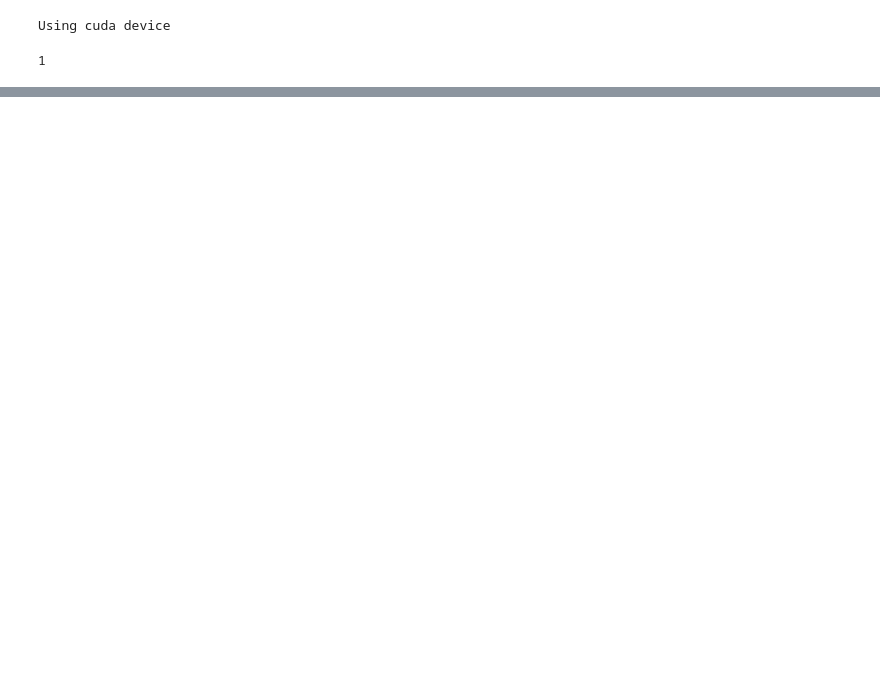
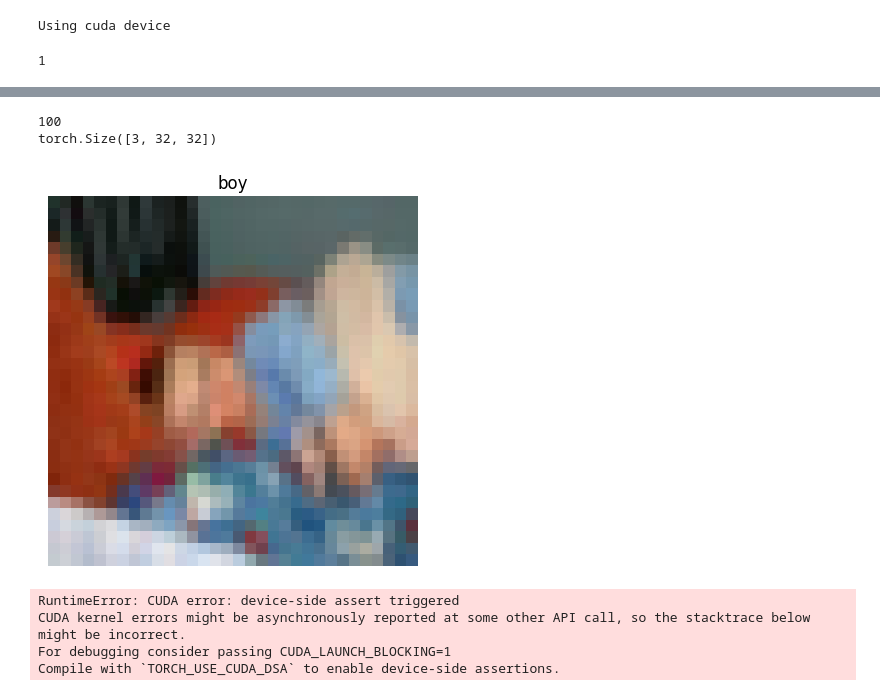
Before and after one commit to Li-Wei-Pan/ComputerVision_Assignment3, a Jupyter notebook: work.ipynb, the cells around one changed output, grey strips where cells are left out. Cells and saved outputs as stored; diff of their text form; code cells hidden in the pictures; blank space fills up the shorter version.

Commit message:
task 4 done ig

```diff
--- a/work.ipynb
+++ b/work.ipynb
@@ -309,3 +310,65 @@ Epoch 20, Validation Loss : 1.1863806544782254, Validation Accuracy: 63.49
 
 
 # training_model(model_1, 20)
+# %%
+#task 4  Current choice: model3(batch normalization)
+cf100_train_subset, cf100_val_subset = random_split(cf100_training_data, [train_size,val_size])
+
+training_loader_cf100 = torch.utils.data.DataLoader(cf100_train_subset, batch_size=32, shuffle=True)
+validation_loader_cf100 = torch.utils.data.DataLoader(cf100_val_subset, batch_size=32, shuffle=False)
+# %%
+img, label = cf100_train_subset[0]
+classes = cf100_training_data.classes
+print(len(classes))
+print(img.shape)
+plt.imshow(img.permute(1,2,0))
+plt.title(classes[label])
+plt.axis("off")
+plt.show()
+# %% [output]
+100
+torch.Size([3, 32, 32])
+[figure, added]
+# %%
+class Model3_cf100(nn.Module): #it should be cf100 bruh
+    def __init__(self):
+        super().__init__()
+        self.conv1 = nn.Conv2d(3,6,5,1)
+        self.bn1 = nn.BatchNorm2d(6)
+        self.conv2 = nn.Conv2d(6, 16, 5, 1)
+        self.bn2 = nn.BatchNorm2d(16)
+
+
+        self.fc1 = nn.Linear(5*5*16, 120)
+        self.bn3 = nn.BatchNorm1d(120)
+        self.fc2 = nn.Linear(120, 84)
+        self.fc3 = nn.Linear(84, 20)
+
+
+
+        for m in self.modules():
+            if isinstance(m, nn.Conv2d) or isinstance(m, nn.Linear):
+                nn.init.kaiming_uniform_(m.weight, mode='fan_in', nonlinearity='relu') #different relu
+
+    def forward(self, X):
+        X = F.relu(self.bn1(self.conv1(X)))
+        X = F.max_pool2d(X, (2,2))
+
+
+        X = F.relu(self.bn2(self.conv2(X)))
+        X = F.max_pool2d(X, (2,2))
+
+
+        X = X.flatten(1)
+
+        X = F.relu(self.bn3(self.fc1(X)))
+        X = F.relu(self.fc2(X))
+        X = self.fc3(X)
+        return X
+
+model_3_cf100 = Model3_cf100().to(device)
+# %% [output]
+RuntimeError: CUDA error: device-side assert triggered
+CUDA kernel errors might be asynchronously reported at some other API call, so the stacktrace below might be incorrect.
+For debugging consider passing CUDA_LAUNCH_BLOCKING=1
+Compile with `TORCH_USE_CUDA_DSA` to enable device-side assertions.
```
Also changed, not shown: parts of 7 cells of this notebook.
